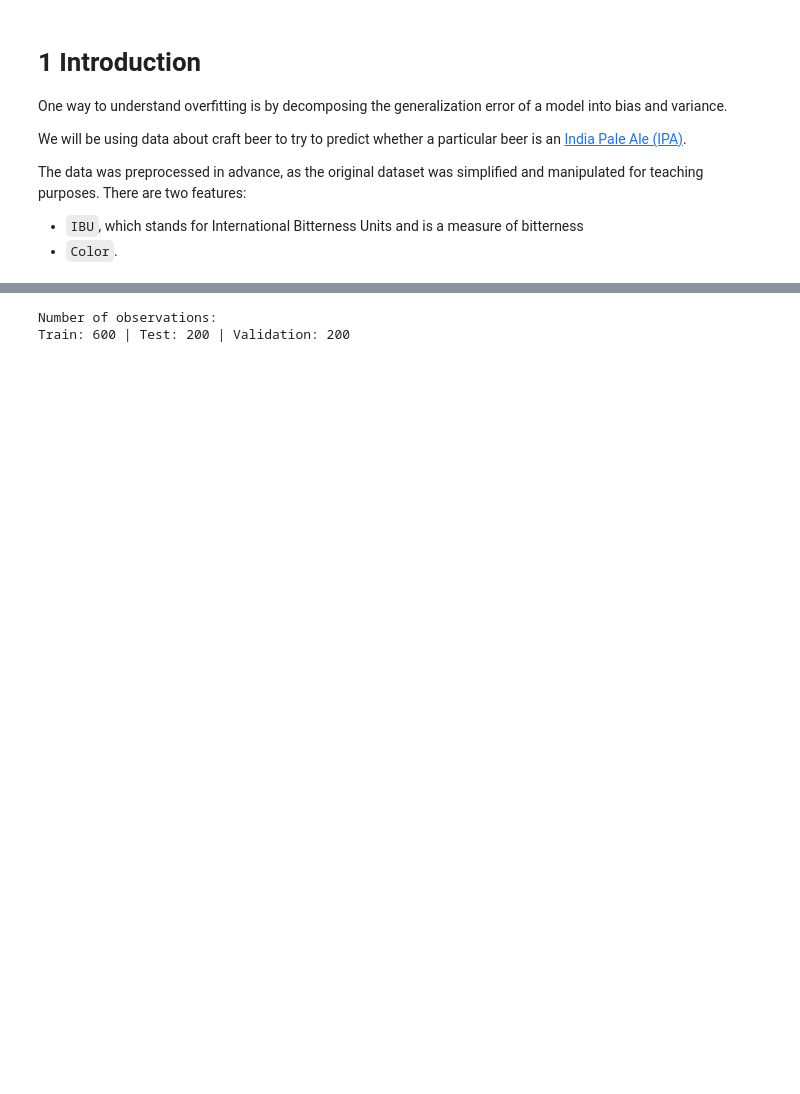
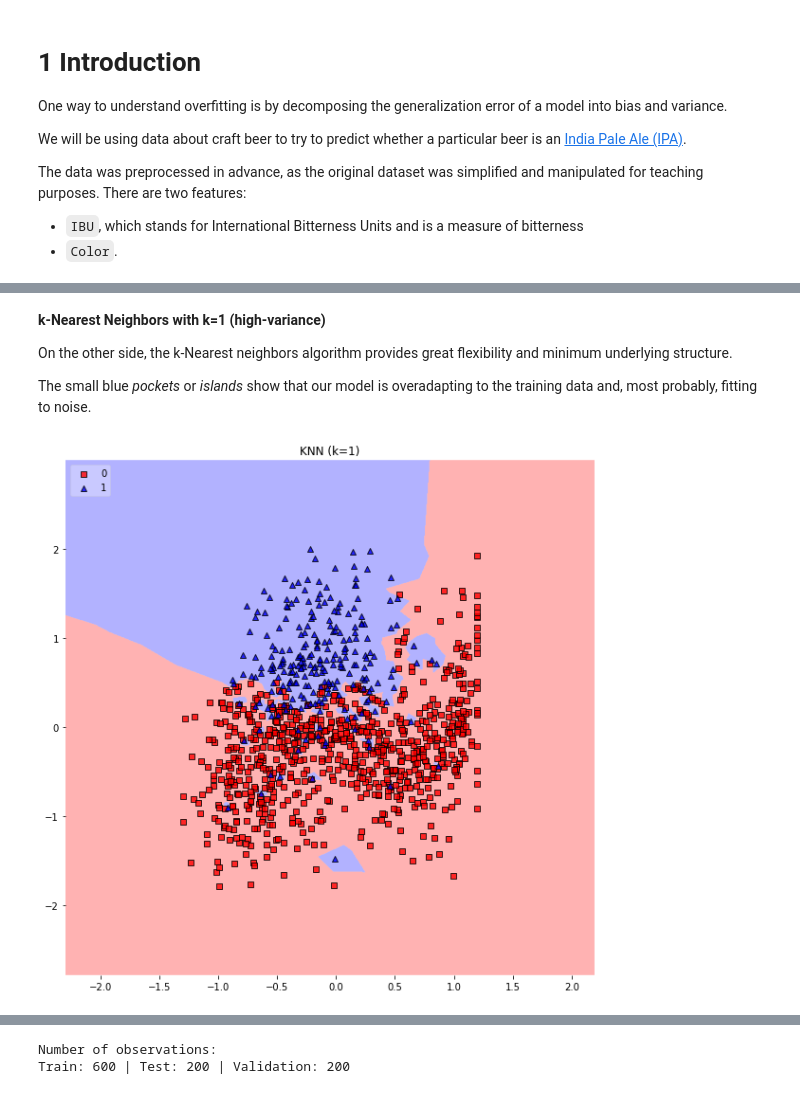
Before and after one commit to LDSSA/bootcamp, a Jupyter notebook: units/SLU11_Model_Validation/learning.ipynb, the cells around one changed output, grey strips where cells are left out. Saved outputs shown, nothing was run; the diff lists cells and outputs as text; code cells hidden in the pictures; blank space fills up the shorter version.

```diff
--- a/units/SLU11_Model_Validation/learning.ipynb
+++ b/units/SLU11_Model_Validation/learning.ipynb
@@ -134,0 +143,17 @@ for key, clf in clfs.items():
+# %% [markdown]
+**k-Nearest Neighbors with k=1 (high-variance)**
+
+On the other side, the k-Nearest neighbors algorithm provides great flexibility and minimum underlying structure.
+
+The small blue *pockets* or *islands* show that our model is overadapting to the training data and, most probably, fitting to noise.
+# %%
+from sklearn.neighbors import KNeighborsClassifier
+
+knn_k1 = KNeighborsClassifier(n_neighbors=1)
+knn_k1.fit(X, y)
+plt.figure(figsize=(10,10))
+plot_decision_regions(X.values, y.values, clf=knn_k1, legend=2)
+plt.title("KNN (k=1)")
+plt.show()
+# %% [output]
+[figure, added]
```
Also changed, not shown: parts of 32 cells of this notebook, 2 other files.
